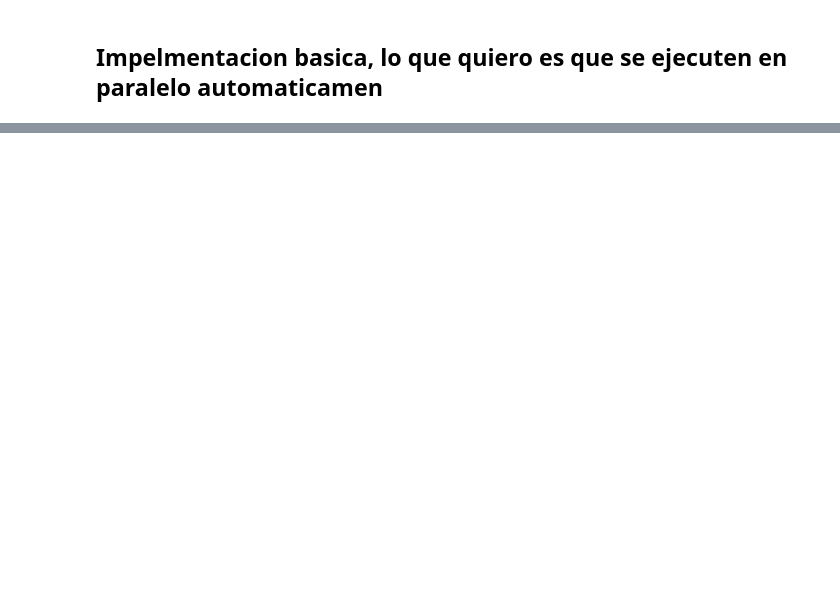
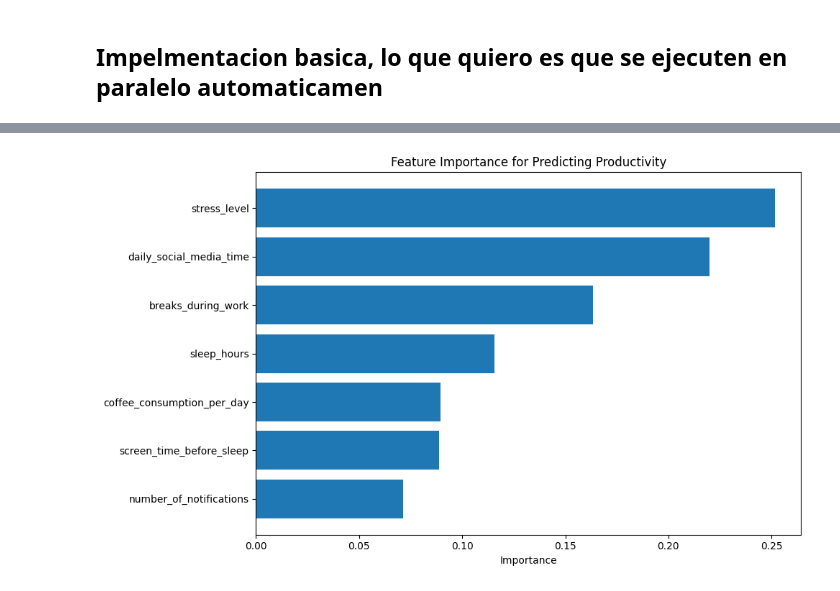
Before and after one commit to andreszaragoza/Productividad-vs-Social-Media, a Jupyter notebook: notebooks/Procesamiento.ipynb, the cells around one changed output, grey strips where cells are left out. Cells and saved outputs as stored; diff of their text form; code cells hidden in the pictures; blank space fills up the shorter version.

```diff
--- a/notebooks/Procesamiento.ipynb
+++ b/notebooks/Procesamiento.ipynb
@@ -51,0 +159,92 @@ transformed_data, summary_data = etl_pipeline()
+# %%
+from sklearn.ensemble import RandomForestRegressor
+from sklearn.model_selection import train_test_split
+from sklearn.metrics import mean_squared_error, r2_score
+
+# Crear datos de ejemplo para simular el dataframe
+np.random.seed(42)
+n_samples = 200
+
+# Simular características
+daily_social_media = np.random.normal(120, 45, n_samples)
+notifications = np.random.normal(50, 20, n_samples)
+sleep_hours = np.random.normal(7, 1.2, n_samples)
+breaks = np.random.normal(4, 2, n_samples)
+stress_level = np.random.normal(6, 2, n_samples)
+coffee = np.random.normal(2.5, 1.5, n_samples)
+screen_before_sleep = np.random.normal(45, 20, n_samples)
+
+# Crear productividad con relaciones simuladas
+productivity = (
+    8
+    - 0.01 * daily_social_media
+    - 0.005 * notifications
+    + 0.3 * sleep_hours
+    + 0.2 * breaks
+    - 0.4 * stress_level
+    + 0.1 * coffee
+    - 0.01 * screen_before_sleep
+) + np.random.normal(0, 1, n_samples)  # Añadir ruido
+
+# Crear matriz de características
+X = np.column_stack([
+    daily_social_media, notifications, sleep_hours, breaks,
+    stress_level, coffee, screen_before_sleep
+])
+y = productivity
+
+# Dividir en entrenamiento y prueba
+X_train, X_test, y_train, y_test = train_test_split(X, y, test_size=0.2, random_state=42)
+
+# Entrenar modelo
+model = RandomForestRegressor(n_estimators=100, random_state=42)
+model.fit(X_train, y_train)
+
+# Evaluar modelo
+y_pred = model.predict(X_test)
+mse = mean_squared_error(y_test, y_pred)
+r2 = r2_score(y_test, y_pred)
+
+# Identificar factores importantes
+features = [
+    "daily_social_media_time", "number_of_notifications",
+    "sleep_hours", "breaks_during_work", "stress_level",
+    "coffee_consumption_per_day", "screen_time_before_sleep"
+]
+feature_importance = sorted(zip(features, model.feature_importances_),
+                           key=lambda x: x[1], reverse=True)
+
+plt.figure(figsize=(10, 6))
+importance_df = sorted(zip(features, model.feature_importances_), key=lambda x: x[1])
+features_sorted = [x[0] for x in importance_df]
+importance_sorted = [x[1] for x in importance_df]
+
+
+plt.figure(figsize=(10, 6))
+importance_df = sorted(zip(features, model.feature_importances_), key=lambda x: x[1])
+features_sorted = [x[0] for x in importance_df]
+importance_sorted = [x[1] for x in importance_df]
+
+plt.barh(range(len(features_sorted)), importance_sorted)
+plt.yticks(range(len(features_sorted)), features_sorted)
+plt.xlabel('Importance')
+plt.title('Feature Importance for Predicting Productivity')
+plt.tight_layout()
+plt.show()
+
+plt.figure(figsize=(8, 6))
+plt.scatter(y_test, y_pred, alpha=0.5)
+plt.plot([y_test.min(), y_test.max()], [y_test.min(), y_test.max()], 'r--')
+plt.xlabel('Actual Productivity')
+plt.ylabel('Predicted Productivity')
+plt.title('Predictions vs Actual Values')
+plt.tight_layout()
+plt.show()
+
+
+print(f"Mean Squared Error (MSE): {mse:.4f}")
+print(f"Coefficient of Determination (R²): {r2:.4f}")
+print("\nFeature Importance:")
+for feature, importance in feature_importance:
+    print(f"  {feature}: {importance:.4f}")
+# %% [output]
@@ -51,0 +252 @@ transformed_data, summary_data = etl_pipeline()
+[figure, added]
```
Also changed, not shown: parts of 14 cells of this notebook.
